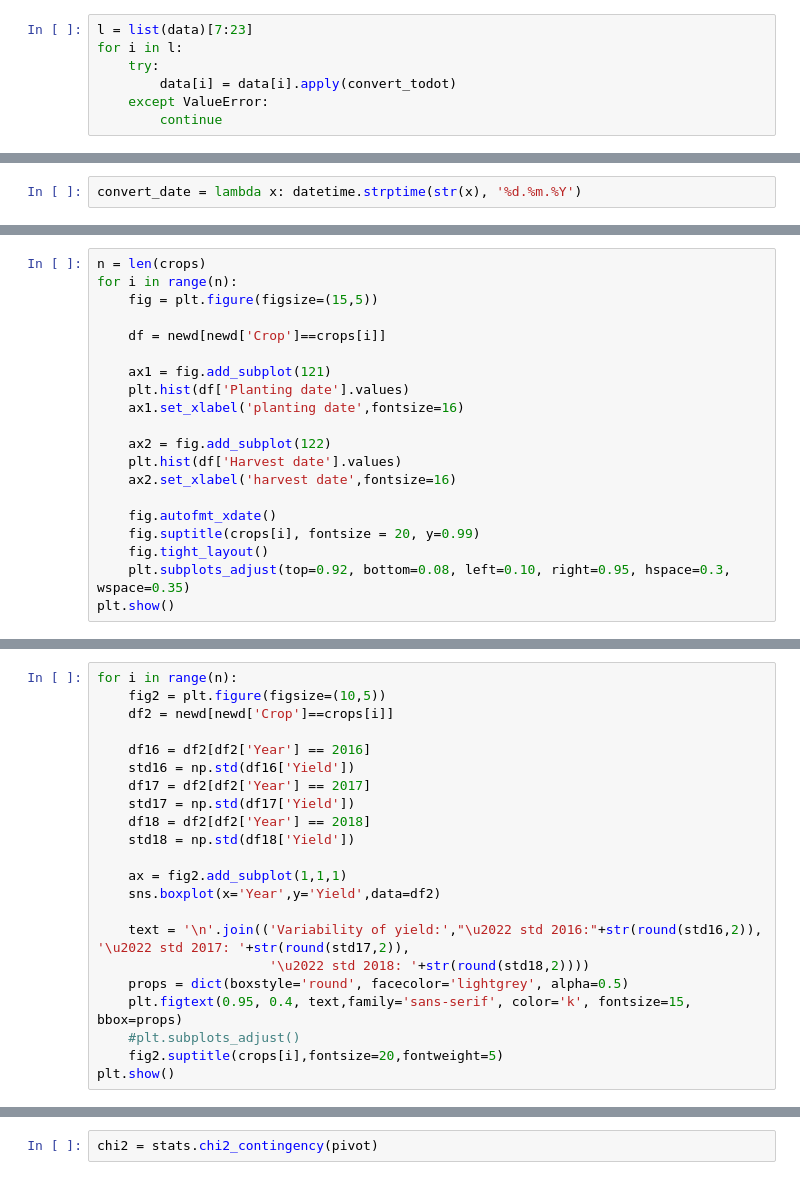
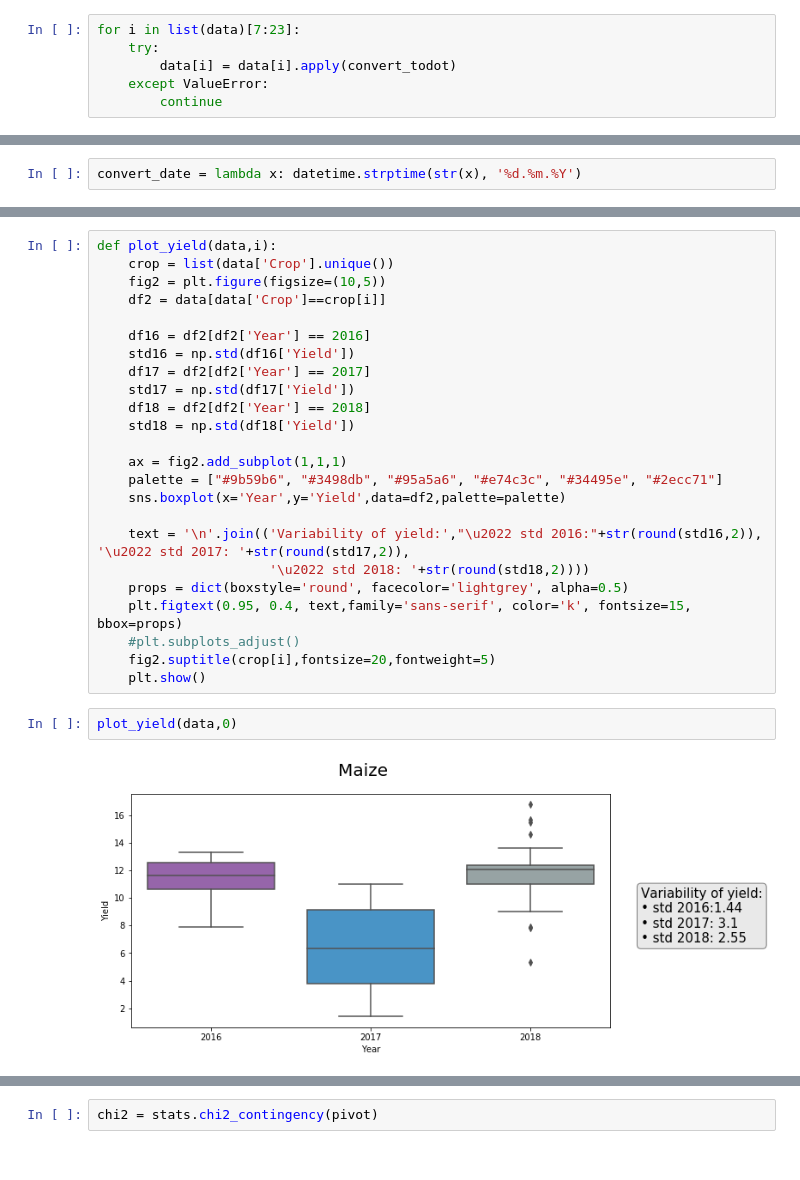
Before and after one commit to AndreaM1996/Project5, a Jupyter notebook: Project5.ipynb, the cells around one changed output, grey strips where cells are left out. Saved outputs shown, nothing was run; the diff lists cells and outputs as text.

```diff
--- a/Project5.ipynb
+++ b/Project5.ipynb
@@ -47,8 +47,7 @@ convert_todot = lambda x: float(x.replace(',','.'))
 # %%
 data['Area'] = data['Area'].apply(convert_todot)
 # %%
-l = list(data)[7:23]
-for i in l:
+for i in list(data)[7:23]:
     try:
         data[i] = data[i].apply(convert_todot)
     except ValueError:
@@ -77,23 +76,3 @@ crops
  'Sunflower',
  'Oilseed rape',
  '2nd soybean']
-# %%
-n = len(crops)
-for i in range(n):
-    fig = plt.figure(figsize=(15,5))
-
-    df = newd[newd['Crop']==crops[i]]
-
-    ax1 = fig.add_subplot(121)
-    plt.hist(df['Planting date'].values)
-    ax1.set_xlabel('planting date',fontsize=16)
-
-    ax2 = fig.add_subplot(122)
-    plt.hist(df['Harvest date'].values)
-    ax2.set_xlabel('harvest date',fontsize=16)
-
-    fig.autofmt_xdate()
-    fig.suptitle(crops[i], fontsize = 20, y=0.99)
-    fig.tight_layout()
-    plt.subplots_adjust(top=0.92, bottom=0.08, left=0.10, right=0.95, hspace=0.3, wspace=0.35)
-plt.show()
@@ -108,7 +120,8 @@ plt.show()
 # %%
-for i in range(n):
+def plot_yield(data,i):
+    crop = list(data['Crop'].unique())
     fig2 = plt.figure(figsize=(10,5))
-    df2 = newd[newd['Crop']==crops[i]]
+    df2 = data[data['Crop']==crop[i]]
 
     df16 = df2[df2['Year'] == 2016]
     std16 = np.std(df16['Yield'])
@@ -118,13 +131,18 @@ for i in range(n):
     std18 = np.std(df18['Yield'])
 
     ax = fig2.add_subplot(1,1,1)
-    sns.boxplot(x='Year',y='Yield',data=df2)
+    palette = ["#9b59b6", "#3498db", "#95a5a6", "#e74c3c", "#34495e", "#2ecc71"]
+    sns.boxplot(x='Year',y='Yield',data=df2,palette=palette)
 
     text = '\n'.join(('Variability of yield:',"\u2022 std 2016:"+str(round(std16,2)), '\u2022 std 2017: '+str(round(std17,2)),
                       '\u2022 std 2018: '+str(round(std18,2))))
     props = dict(boxstyle='round', facecolor='lightgrey', alpha=0.5)
     plt.figtext(0.95, 0.4, text,family='sans-serif', color='k', fontsize=15, bbox=props)
     #plt.subplots_adjust()
-    fig2.suptitle(crops[i],fontsize=20,fontweight=5)
-plt.show()
+    fig2.suptitle(crop[i],fontsize=20,fontweight=5)
+    plt.show()
+# %%
+plot_yield(data,0)
+# %% [output]
+[figure, added]
 # %%
```
Also changed, not shown: parts of 22 cells of this notebook.
